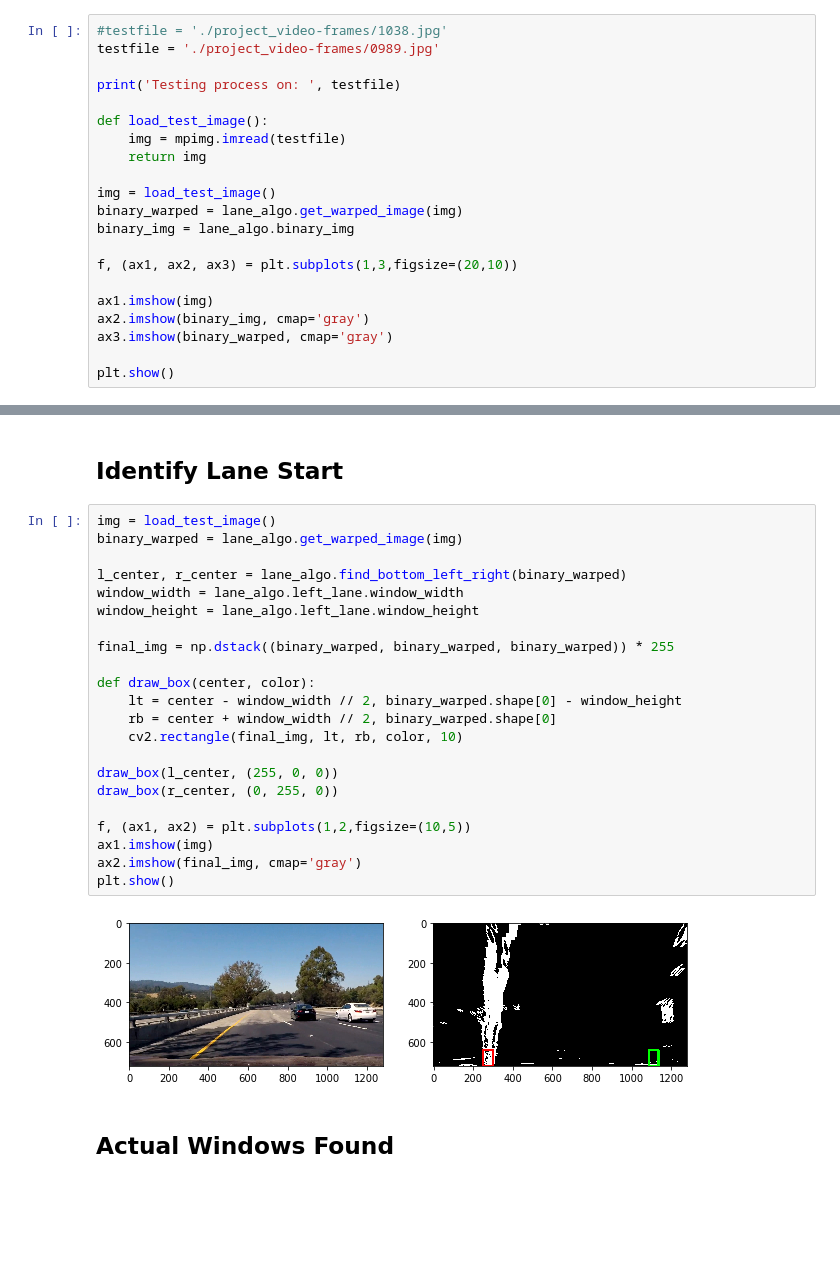
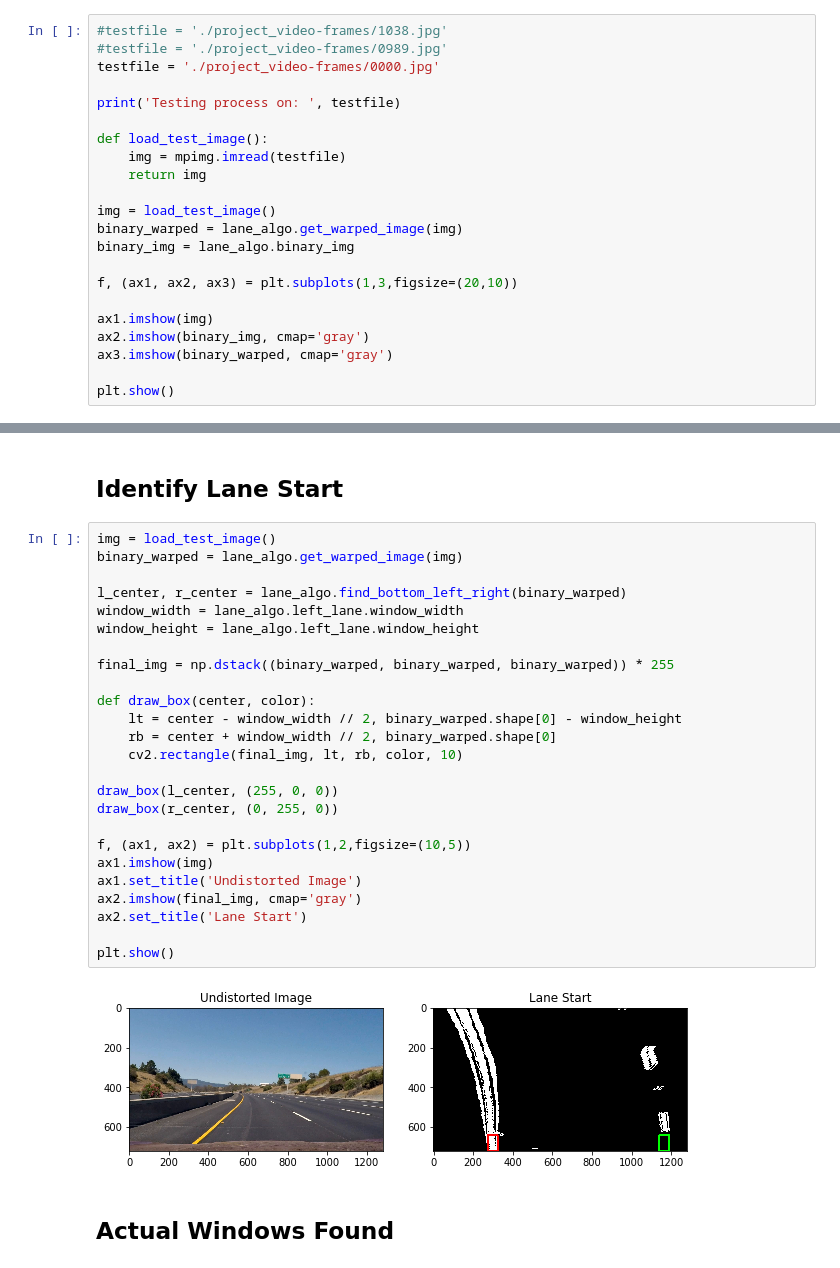
Before and after one commit to drganjoo/CarND-Advanced-Lane-Lines, a Jupyter notebook: LaneMarkingTest.ipynb, the cells around one changed output, grey strips where cells are left out. Saved outputs shown, nothing was run; the diff lists cells and outputs as text; blank space fills up the shorter version.

```diff
--- a/LaneMarkingTest.ipynb
+++ b/LaneMarkingTest.ipynb
@@ -22,7 +22,8 @@ Algorithm Initialized
 ## Test File
 # %%
 #testfile = './project_video-frames/1038.jpg'
-testfile = './project_video-frames/0989.jpg'
+#testfile = './project_video-frames/0989.jpg'
+testfile = './project_video-frames/0000.jpg'
 
 print('Testing process on: ', testfile)
 
@@ -51,27 +52,30 @@ Testing process on:  ./project_video-frames/0989.jpg
 # %%
 img = load_test_image()
 binary_warped = lane_algo.get_warped_image(img)
 
 l_center, r_center = lane_algo.find_bottom_left_right(binary_warped)
 window_width = lane_algo.left_lane.window_width
 window_height = lane_algo.left_lane.window_height
 
 final_img = np.dstack((binary_warped, binary_warped, binary_warped)) * 255
 
 def draw_box(center, color):
     lt = center - window_width // 2, binary_warped.shape[0] - window_height
     rb = center + window_width // 2, binary_warped.shape[0]
     cv2.rectangle(final_img, lt, rb, color, 10)
 
 draw_box(l_center, (255, 0, 0))
 draw_box(r_center, (0, 255, 0))
 
 f, (ax1, ax2) = plt.subplots(1,2,figsize=(10,5))
 ax1.imshow(img)
+ax1.set_title('Undistorted Image')
 ax2.imshow(final_img, cmap='gray')
+ax2.set_title('Lane Start')
+
 plt.show()
 # %% [output]
-[figure, old version]
+[figure, new version]
 # %% [markdown]
 ## Actual Windows Found
 # %%
```
Also changed, not shown: parts of 9 cells of this notebook, 9 other files.
